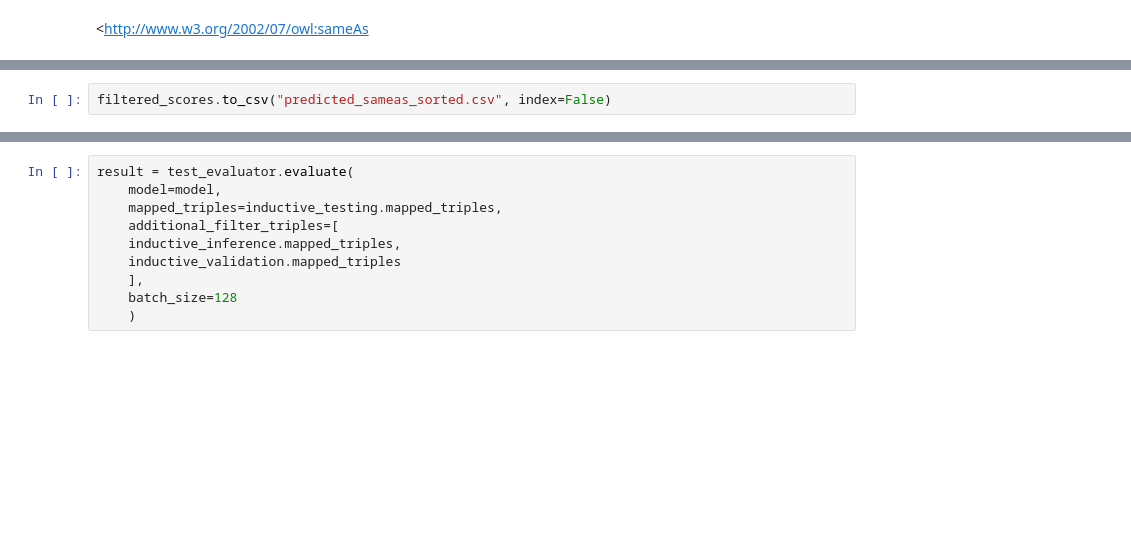
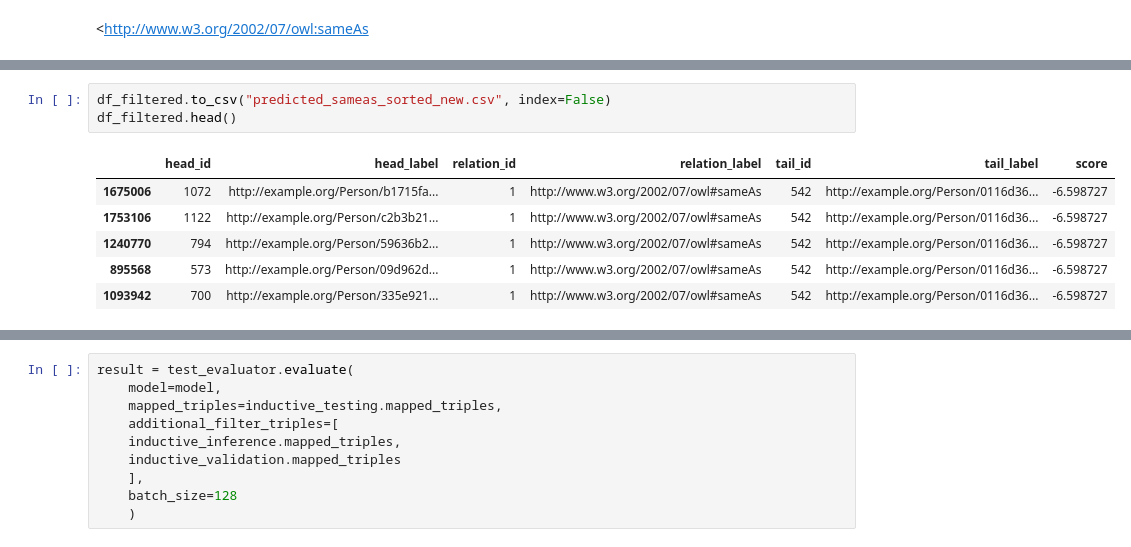
Before and after one commit to Timszy/entity-deduplication-hack-main, a Jupyter notebook: Run_InductiveNP.ipynb, the cells around one changed output, grey strips where cells are left out. Saved outputs shown, nothing was run; the diff lists cells and outputs as text; blank space fills up the shorter version.

```diff
--- a/Run_InductiveNP.ipynb
+++ b/Run_InductiveNP.ipynb
@@ -257,7 +377,15 @@ filtered_scores.head()
 | 27 | 0 | http://example.org/Address/014ef9... | 1 | http://www.w3.org/2002/07/owl#sameAs | 28 | http://example.org/Address/21ab9e... | -27.908621 |
 | 30 | 0 | http://example.org/Address/014ef9... | 1 | http://www.w3.org/2002/07/owl#sameAs | 31 | http://example.org/Address/25b09e... | -29.524300 |
 # %%
-filtered_scores.to_csv("predicted_sameas_sorted.csv", index=False)
+df_filtered.to_csv("predicted_sameas_sorted_new.csv", index=False)
+df_filtered.head()
+# %% [output]
+|  | head_id | head_label | relation_id | relation_label | tail_id | tail_label | score |
+| 1675006 | 1072 | http://example.org/Person/b1715fa... | 1 | http://www.w3.org/2002/07/owl#sameAs | 542 | http://example.org/Person/0116d36... | -6.598727 |
+| 1753106 | 1122 | http://example.org/Person/c2b3b21... | 1 | http://www.w3.org/2002/07/owl#sameAs | 542 | http://example.org/Person/0116d36... | -6.598727 |
+| 1240770 | 794 | http://example.org/Person/59636b2... | 1 | http://www.w3.org/2002/07/owl#sameAs | 542 | http://example.org/Person/0116d36... | -6.598727 |
+| 895568 | 573 | http://example.org/Person/09d962d... | 1 | http://www.w3.org/2002/07/owl#sameAs | 542 | http://example.org/Person/0116d36... | -6.598727 |
+| 1093942 | 700 | http://example.org/Person/335e921... | 1 | http://www.w3.org/2002/07/owl#sameAs | 542 | http://example.org/Person/0116d36... | -6.598727 |
 # %%
 import matplotlib.pyplot as plt
 
```
Also changed, not shown: parts of 18 cells of this notebook.
